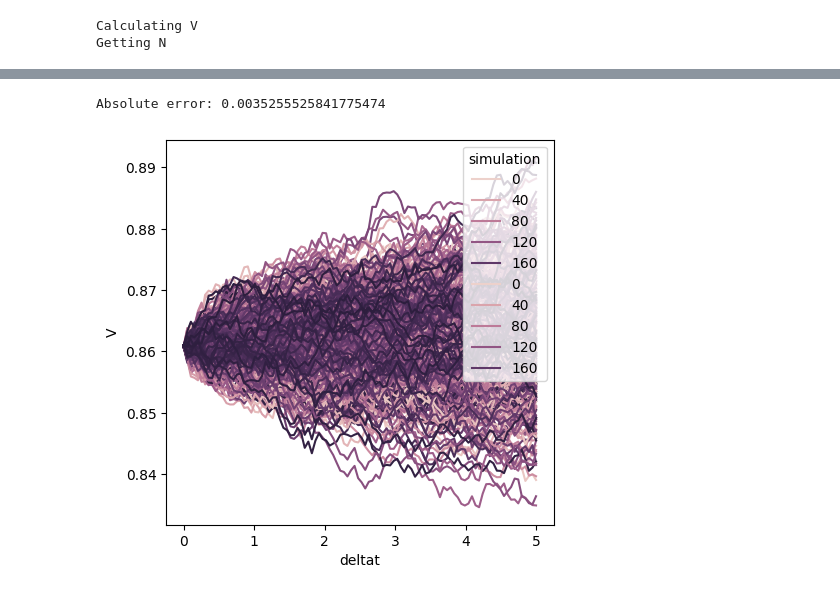
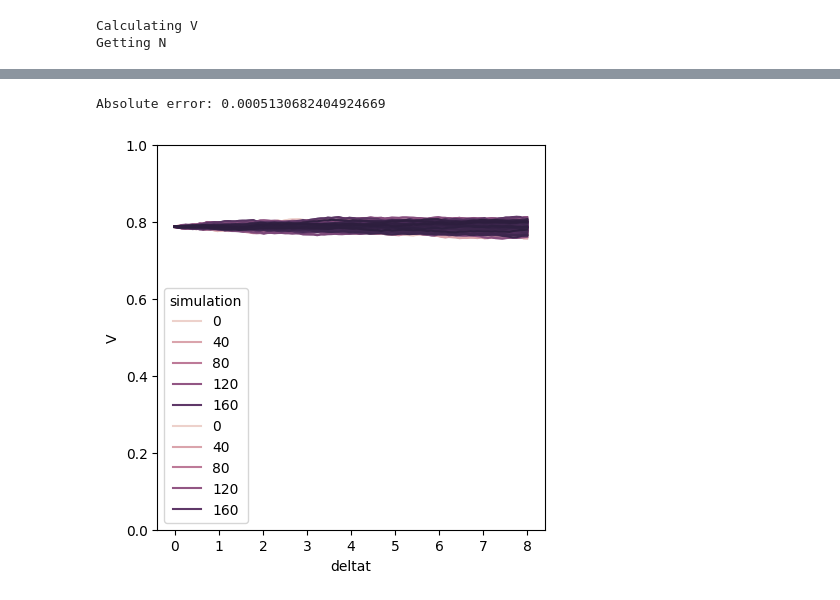
Before and after one commit to borjaf696/LGM_BFSDE, a Jupyter notebook: notebooks/simulation.ipynb, the cells around one changed output, grey strips where cells are left out. Cells and saved outputs as stored; diff of their text form; code cells hidden in the pictures.

```diff
--- a/notebooks/simulation.ipynb
+++ b/notebooks/simulation.ipynb
@@ -31,7 +34,7 @@ from utils.simulator.simulator import MCSimulation
 # %%
 # Strike value
 Vt = 2
-T = 5
+T = 8
 # Set of parameters
 T, N_steps, X0, sigma = (T, 100, 0, 0.01)
 mcsimulator = MCSimulation(T, N_steps, X0, sigma)
@@ -283,6 +285,8 @@ df_x.sort_values(
 # %%
 import time
 import sys
+from model.model_lgm_single_step import LGM_model_one_step
+
 epochs = 50
 mc_paths_tranformed = df_x[['xt', 'dt']].values
 # Data used as features
@@ -295,11 +299,12 @@ batch_size = size_of_the_batch * N_steps
 batches = int(np.floor(nsims * N_steps / batch_size))
 print(f'Batch size: {size_of_the_batch} paths per epoch with length {N_steps}')
 # Custom model
-lgm_single_step = LGM_model_one_step(N_steps,
-                                     T,
+lgm_single_step = LGM_model_one_step(n_steps = N_steps,
+                                     T = T,
                                      verbose = False,
                                      sigma = sigma,
-                                     batch_size = size_of_the_batch)
+                                     batch_size = size_of_the_batch,
+                                     phi = ZeroBound.Z_normalized)
 print(f'{lgm_single_step.summary()}')
 # Compile the model
 lgm_single_step.define_compiler(optimizer = 'adam', learning_rate = 1e-3)
@@ -544,26 +549,29 @@ v_strike_loss[['V', 'V_hat_single_step']]
 error = np.mean(np.abs(v_df.V_hat_single_step - v_df.V))
 print(f'Absolute error: {error}')
 # %% [output]
-Absolute error: 0.0035255525841775474
+Absolute error: 0.0005130682404924669
 # %%
 trajectory_predicted = v_df.V_hat_single_step.astype(np.float64).values.reshape((test_sims, N_steps))
 trajectory_real = v_df.V.values.reshape((test_sims, N_steps))
 # %%
+import matplotlib.pyplot as plt
+import seaborn as sns
 plt.figure(figsize = (5, 5))
 sns.lineplot(
     x = 'deltat',
     y = 'V',
     color = 'red',
     hue = 'simulation',
     data = v_df
 )
 sns.lineplot(
     x = 'deltat',
     y = 'V_hat_single_step',
     color = 'blue',
     hue = 'simulation',
     data = v_df
 )
+plt.ylim(0, 1)
 plt.show()
 # %% [output]
-[figure, old version]
+[figure, new version]
```
Also changed, not shown: parts of 11 cells of this notebook, 3 other files.
